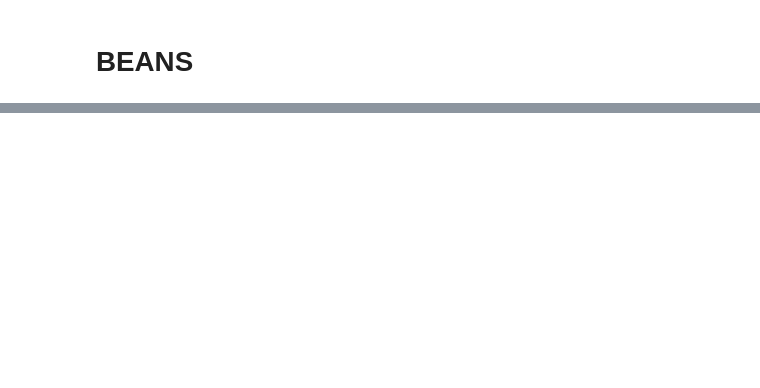
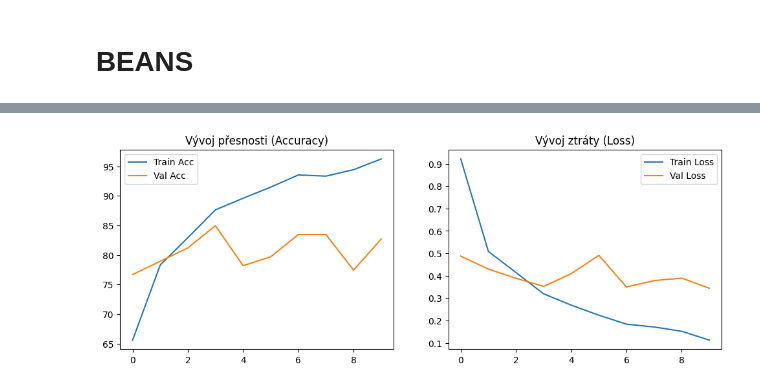
Before and after one commit to m-pydych/Beans_ML, a Jupyter notebook: beans.ipynb, the cells around one changed output, grey strips where cells are left out. Cells and saved outputs as stored; diff of their text form; code cells hidden in the pictures; blank space fills up the shorter version.

```diff
--- a/beans.ipynb
+++ b/beans.ipynb
@@ -65,0 +115,23 @@ picture count per class in train data
+# %%
+class SimpleCNN(nn.Module):
+    def __init__(self):
+        super(SimpleCNN, self).__init__()
+
+        self.conv1 = nn.Conv2d(3, 16, kernel_size=3, padding=1)
+        self.pool = nn.MaxPool2d(2, 2)
+
+        self.conv2 = nn.Conv2d(16, 32, kernel_size=3, padding=1)
+
+        self.fc1 = nn.Linear(32 * 56 * 56, 128)
+        self.fc2 = nn.Linear(128, 3)
+
+    def forward(self, x):
+        x = self.pool(F.relu(self.conv1(x)))
+        x = self.pool(F.relu(self.conv2(x)))
+        x = x.view(-1, 32 * 56 * 56)
+        x = F.relu(self.fc1(x))
+        x = self.fc2(x)
+        return x
+# %%
+device = torch.device("cuda" if torch.cuda.is_available() else "cpu")
+print(device)
@@ -65,0 +201,23 @@ picture count per class in train data
+# %%
+def plot_history(history):
+    plt.figure(figsize=(12, 4))
+
+    # Accuracy
+    plt.subplot(1, 2, 1)
+    plt.plot(history['train_acc'], label='Train Acc')
+    plt.plot(history['val_acc'], label='Val Acc')
+    plt.title('Vývoj přesnosti (Accuracy)')
+    plt.legend()
+
+    # Loss
+    plt.subplot(1, 2, 2)
+    plt.plot(history['train_loss'], label='Train Loss')
+    plt.plot(history['val_loss'], label='Val Loss')
+    plt.title('Vývoj ztráty (Loss)')
+    plt.legend()
+
+    plt.show()
+
+plot_history(history_1)
+# %% [output]
+[figure, added]
```
Also changed, not shown: parts of 19 cells of this notebook.
